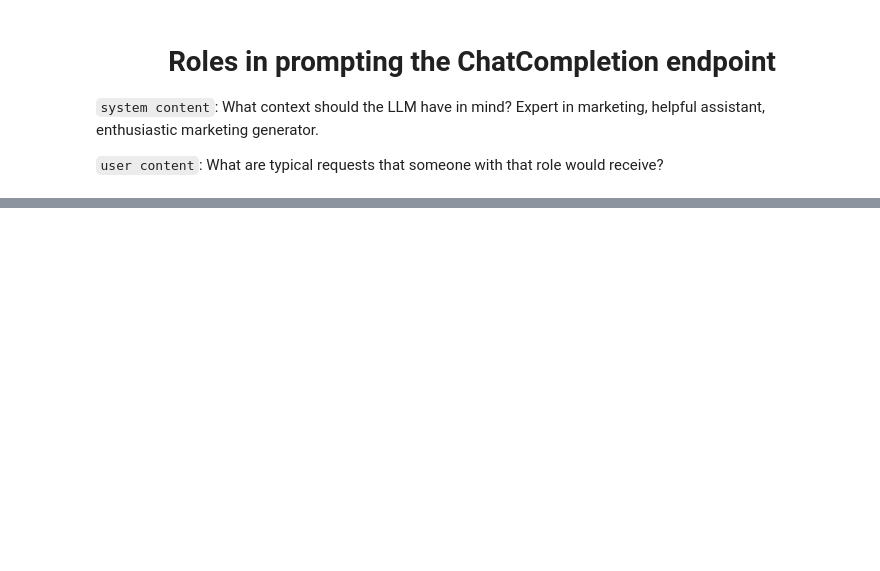
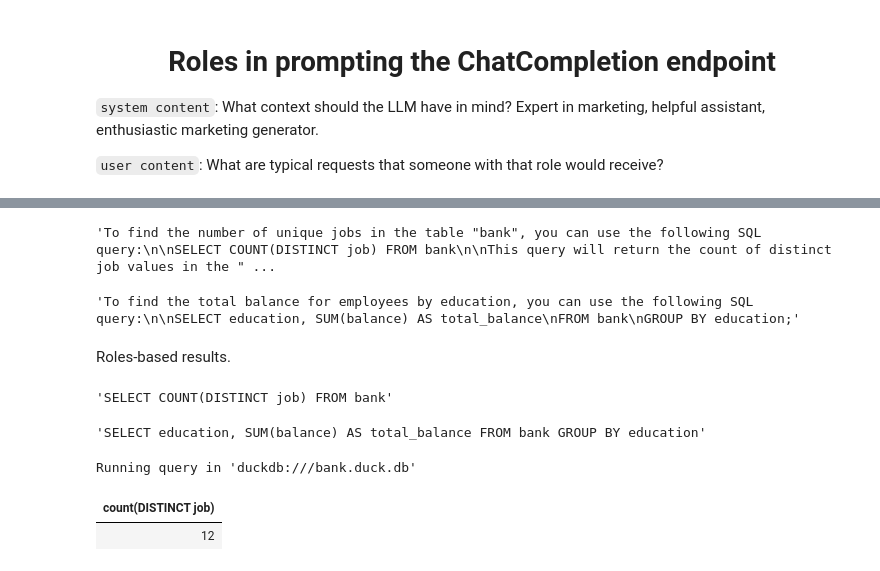
Before and after one commit to lfunderburk/prompting-agents-llm, a Jupyter notebook: slides.ipynb, the cells around one changed output, grey strips where cells are left out. Saved outputs shown, nothing was run; the diff lists cells and outputs as text; code cells hidden in the pictures; blank space fills up the shorter version.

```diff
--- a/slides.ipynb
+++ b/slides.ipynb
@@ -326,3 +383,28 @@ pm.natural_language_with_roles("bank", column_names, "How many unique jobs are t
+# %%
+pm.natural_language_few_shot("bank", column_names, "How many unique jobs are there?")
+# %% [output]
+'To find the number of unique jobs in the table "bank", you can use the following SQL query:\n\nSELECT COUNT(DISTINCT job) FROM bank\n\nThis query will return the count of distinct job values in the " ...
+# %%
+pm.natural_language_few_shot("bank", column_names, "What is the total balance for employees by education?")
+# %% [output]
+'To find the total balance for employees by education, you can use the following SQL query:\n\nSELECT education, SUM(balance) AS total_balance\nFROM bank\nGROUP BY education;'
+# %% [markdown]
+Roles-based results.
+# %%
+pm.natural_language_with_roles("bank", column_names, "How many unique jobs are there?")
+# %% [output]
+'SELECT COUNT(DISTINCT job) FROM bank'
+# %%
+pm.natural_language_with_roles("bank", column_names, "What is the total balance for employees by education?")
+# %% [output]
+'SELECT education, SUM(balance) AS total_balance FROM bank GROUP BY education'
+# %%
+%%sql
+SELECT COUNT(DISTINCT job) FROM bank
+# %% [output]
+Running query in 'duckdb:///bank.duck.db'
+| count(DISTINCT job) |
+| 12 |
 # %% [markdown]
 <h1 align='center'>Prompting open source LLMs through HuggingFace</h1>
 
```
Also changed, not shown: parts of 52 cells of this notebook, 2 other files.
